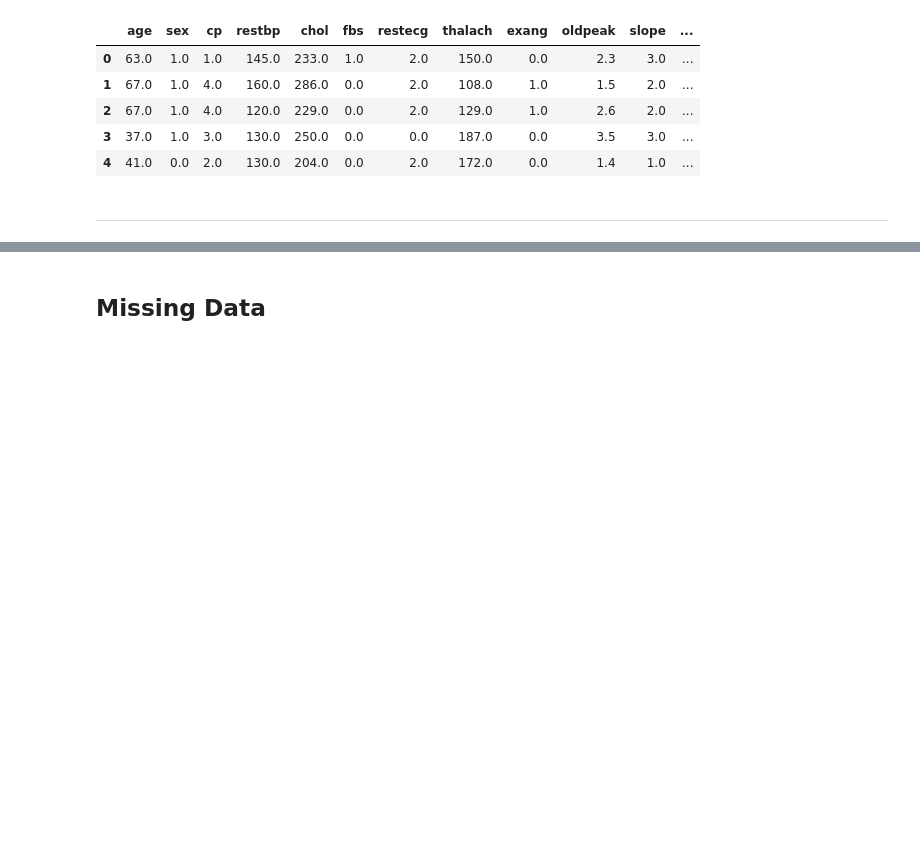
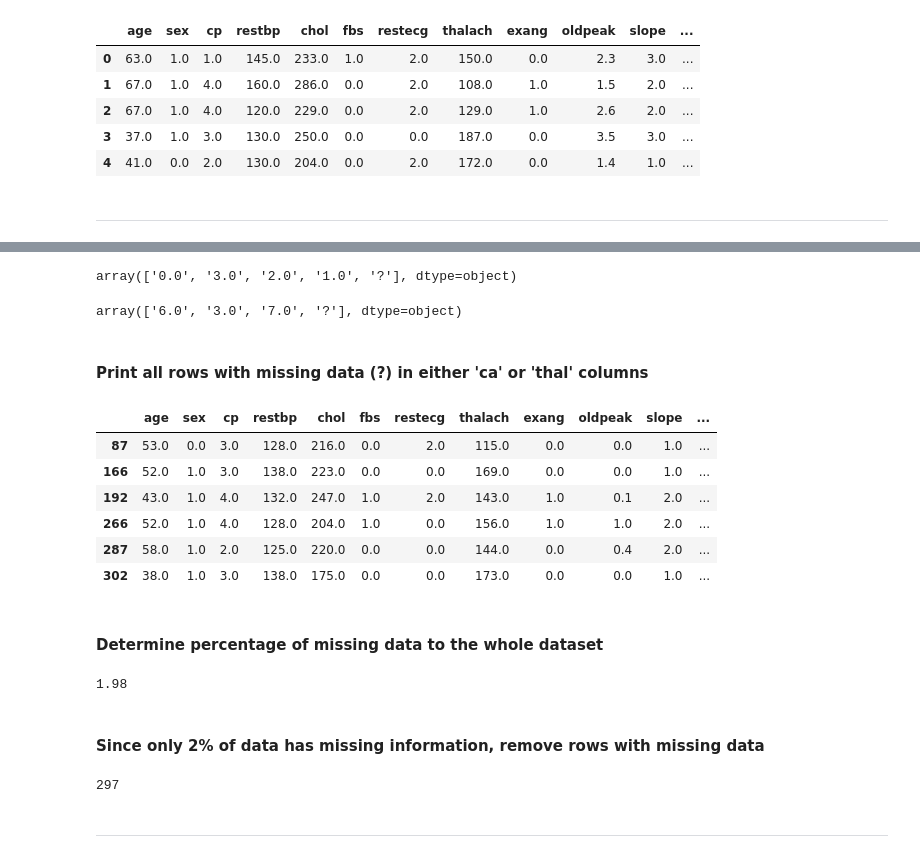
Before and after one commit to romabash/Python-notebooks-collection, a Jupyter notebook: ML Statistics/3.2_Decision-Trees.ipynb, the cells around one changed output, grey strips where cells are left out. Drawn from its saved outputs; the diff is of its cells as text; code cells hidden in the pictures; blank space fills up the shorter version.

```diff
--- a/ML Statistics/3.2_Decision-Trees.ipynb
+++ b/ML Statistics/3.2_Decision-Trees.ipynb
@@ -65,2 +123,39 @@ df.head()
+# %%
+# Look at unique values in 'ca' column.  ? represents missing data
+df['ca'].unique()
+# %% [output]
+array(['0.0', '3.0', '2.0', '1.0', '?'], dtype=object)
+# %%
+# Look at unique values in 'thal' column.  ? represents missing data
+df['thal'].unique()
+# %% [output]
+array(['6.0', '3.0', '7.0', '?'], dtype=object)
+# %% [markdown]
+#### Print all rows with missing data (?) in either 'ca' or 'thal' columns
+# %%
+df.loc[(df['ca'] == '?') | (df['thal'] == '?')]
+# %% [output]
+|  | age | sex | cp | restbp | chol | fbs | restecg | thalach | exang | oldpeak | slope | ... |
+| 87 | 53.0 | 0.0 | 3.0 | 128.0 | 216.0 | 0.0 | 2.0 | 115.0 | 0.0 | 0.0 | 1.0 | ... |
+| 166 | 52.0 | 1.0 | 3.0 | 138.0 | 223.0 | 0.0 | 0.0 | 169.0 | 0.0 | 0.0 | 1.0 | ... |
+| 192 | 43.0 | 1.0 | 4.0 | 132.0 | 247.0 | 1.0 | 2.0 | 143.0 | 1.0 | 0.1 | 2.0 | ... |
+| 266 | 52.0 | 1.0 | 4.0 | 128.0 | 204.0 | 1.0 | 0.0 | 156.0 | 1.0 | 1.0 | 2.0 | ... |
+| 287 | 58.0 | 1.0 | 2.0 | 125.0 | 220.0 | 0.0 | 0.0 | 144.0 | 0.0 | 0.4 | 2.0 | ... |
+| 302 | 38.0 | 1.0 | 3.0 | 138.0 | 175.0 | 0.0 | 0.0 | 173.0 | 0.0 | 0.0 | 1.0 | ... |
+# %% [markdown]
+#### Determine percentage of missing data to the whole dataset
+# %%
+# Round to the second decimal
+round((len(df.loc[(df['ca'] == '?') | (df['thal'] == '?')]) / len(df) * 100), 2)
+# %% [output]
+1.98
+# %% [markdown]
+#### Since only 2% of data has missing information, remove rows with missing data
+# %%
+# Remove rows with missing data by assigning back to 'df'
+df = df.loc[(df['ca'] != '?') & (df['thal'] != '?')]
+len(df)
+# %% [output]
+297
 # %% [markdown]
-## Missing Data
+---
```
Also changed, not shown: parts of 34 cells of this notebook.
